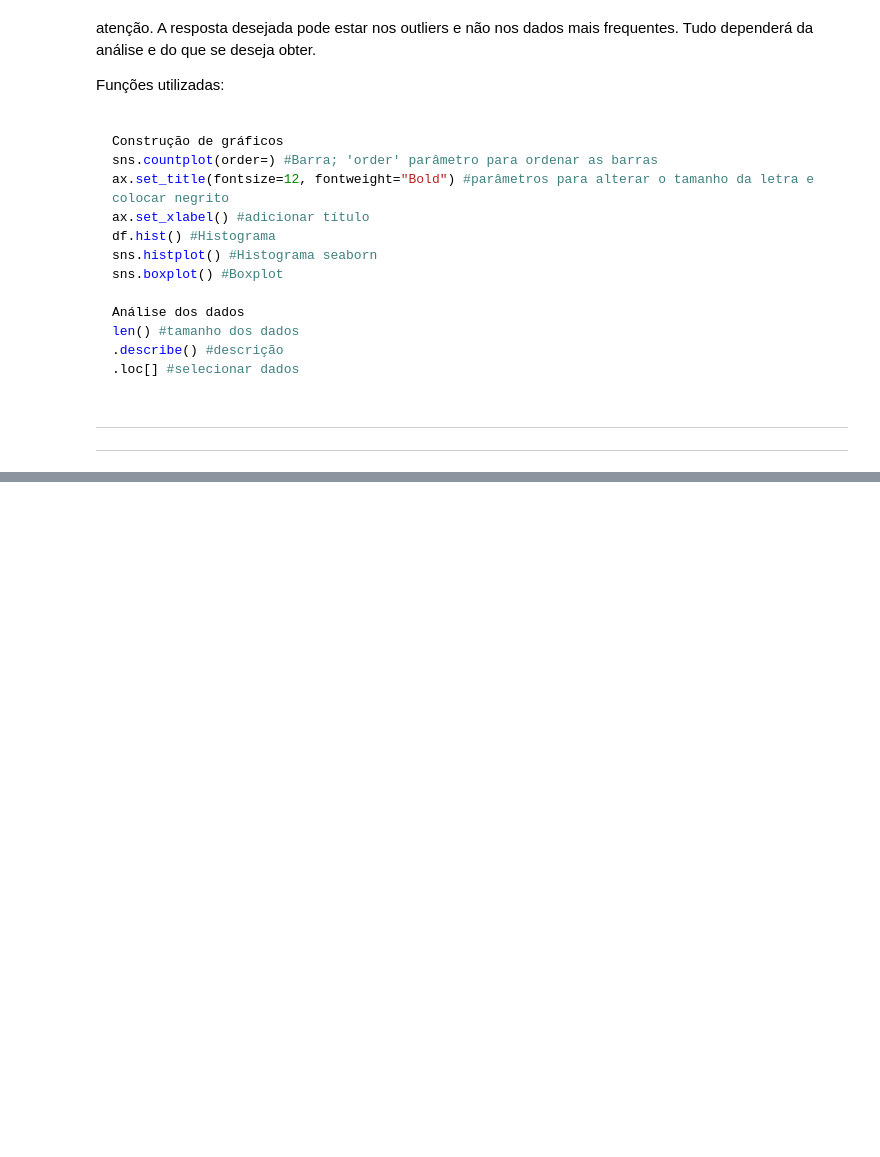
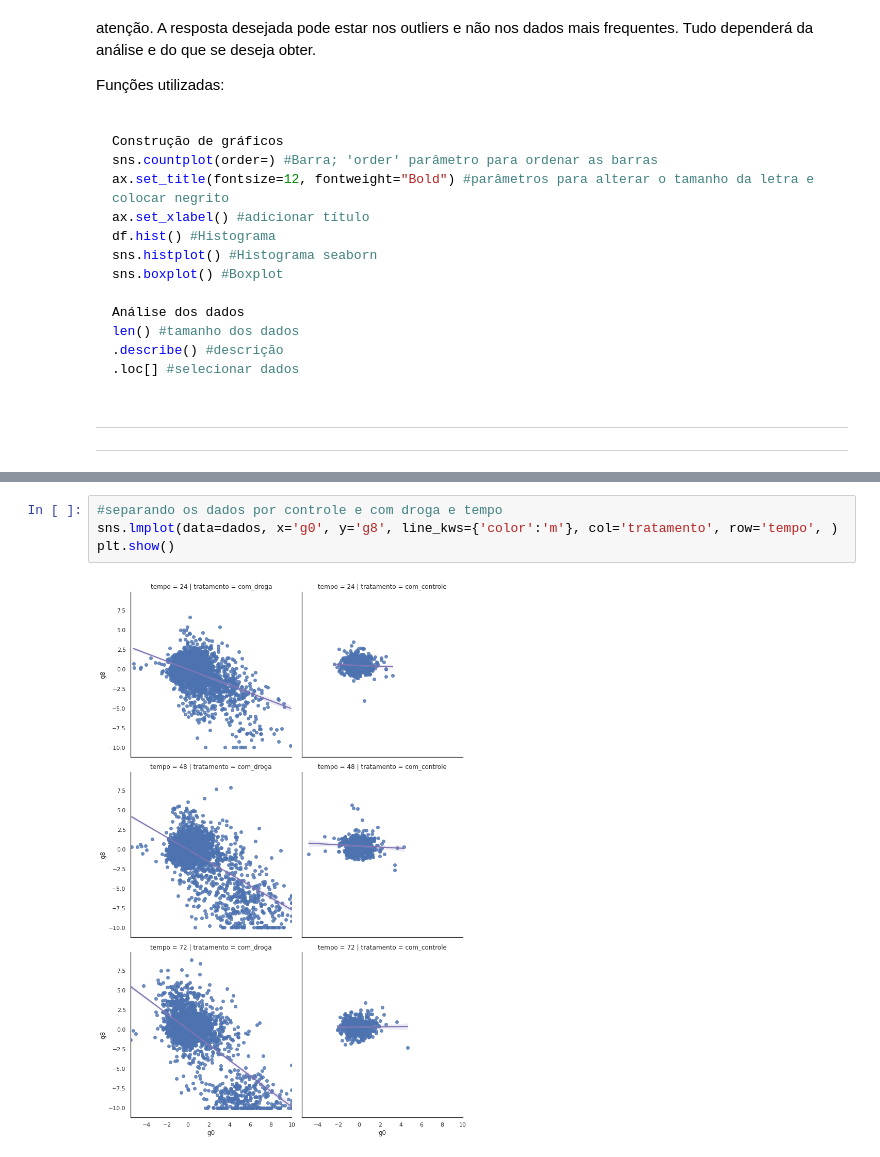
Before and after one commit to CarolineOlive/Imersao-Dados-2021, a Jupyter notebook: Imersao_dados_3_2021.ipynb, the cells around one changed output, grey strips where cells are left out. Drawn from its saved outputs; the diff is of its cells as text; blank space fills up the shorter version.

```diff
--- a/Imersao_dados_3_2021.ipynb
+++ b/Imersao_dados_3_2021.ipynb
@@ -669,0 +872,6 @@ len() #tamanho dos dados
+# %%
+#separando os dados por controle e com droga e tempo
+sns.lmplot(data=dados, x='g0', y='g8', line_kws={'color':'m'}, col='tratamento', row='tempo', )
+plt.show()
+# %% [output]
+[figure, added]
```
Also changed, not shown: parts of 47 cells of this notebook.
